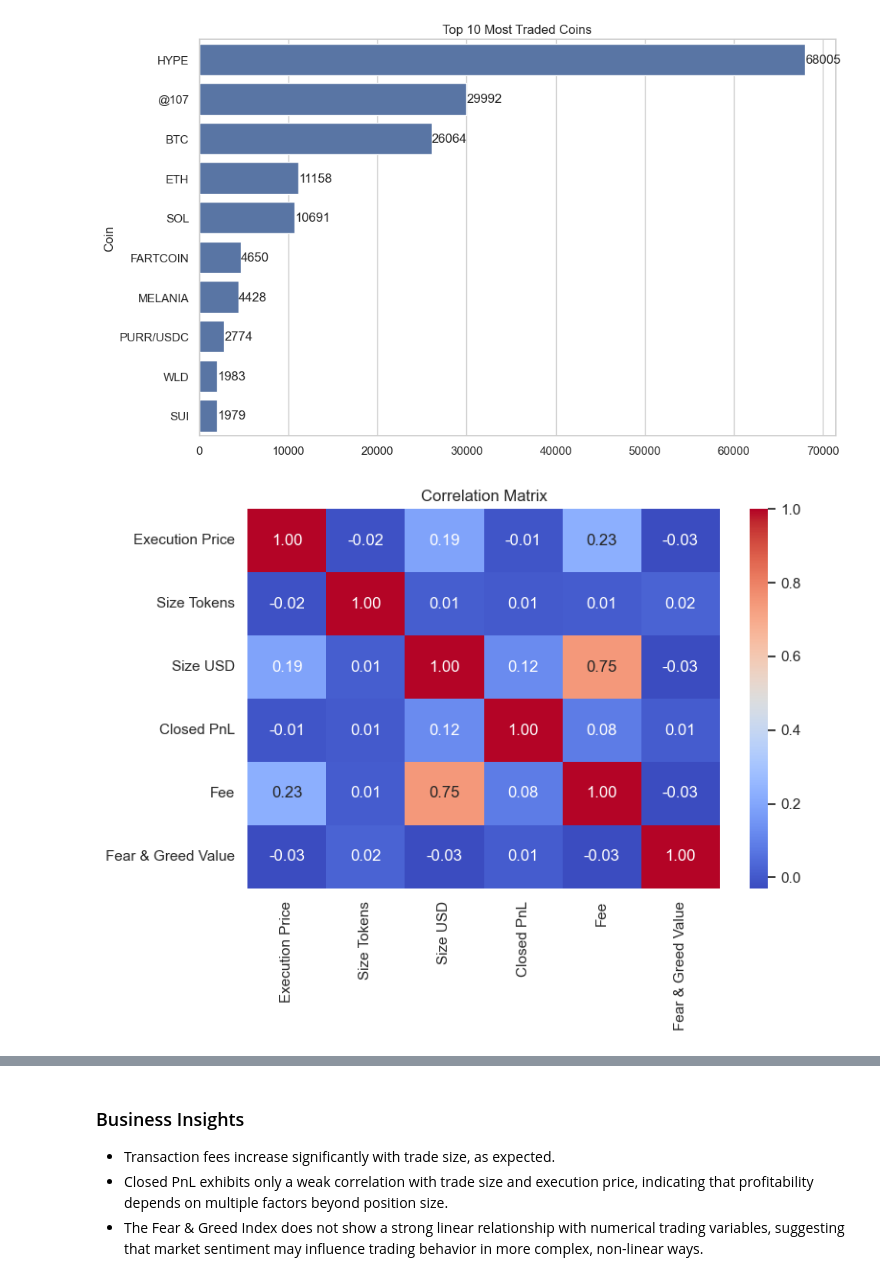
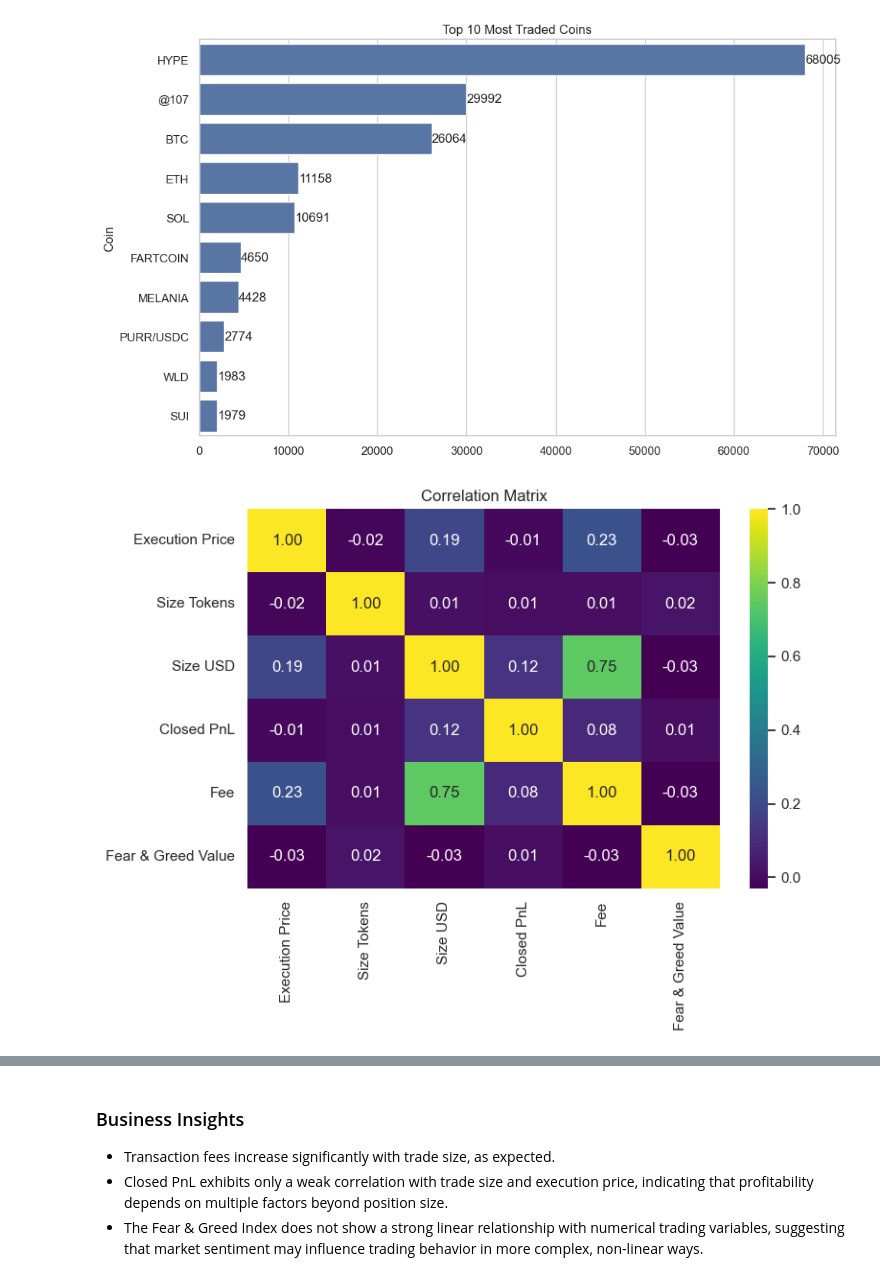
Before and after one commit to PoojaBalpande/primetrade-ai-market-sentiment-analysis, a Jupyter notebook: notebooks/PrimeTrade_EDA.ipynb, the cells around one changed output, grey strips where cells are left out. Drawn from its saved outputs; the diff is of its cells as text; code cells hidden in the pictures.

```diff
--- a/notebooks/PrimeTrade_EDA.ipynb
+++ b/notebooks/PrimeTrade_EDA.ipynb
@@ -881,27 +895,27 @@ plt.show()
 # %%
 numeric_cols = [
     "Execution Price",
     "Size Tokens",
     "Size USD",
     "Closed PnL",
     "Fee",
     "Fear & Greed Value"
 ]
 
 corr = merged_df[numeric_cols].corr()
 
 plt.figure(figsize=(8,6))
 
 sns.heatmap(
     corr,
     annot=True,
-    cmap="coolwarm",
+    cmap="viridis",
     fmt=".2f"
 )
 
 plt.title("Correlation Matrix")
 
 plt.tight_layout()
 plt.show()
 # %% [output]
-[figure, old version]
+[figure, new version]
```
Also changed, not shown: parts of 6 cells of this notebook, 4 other files.
